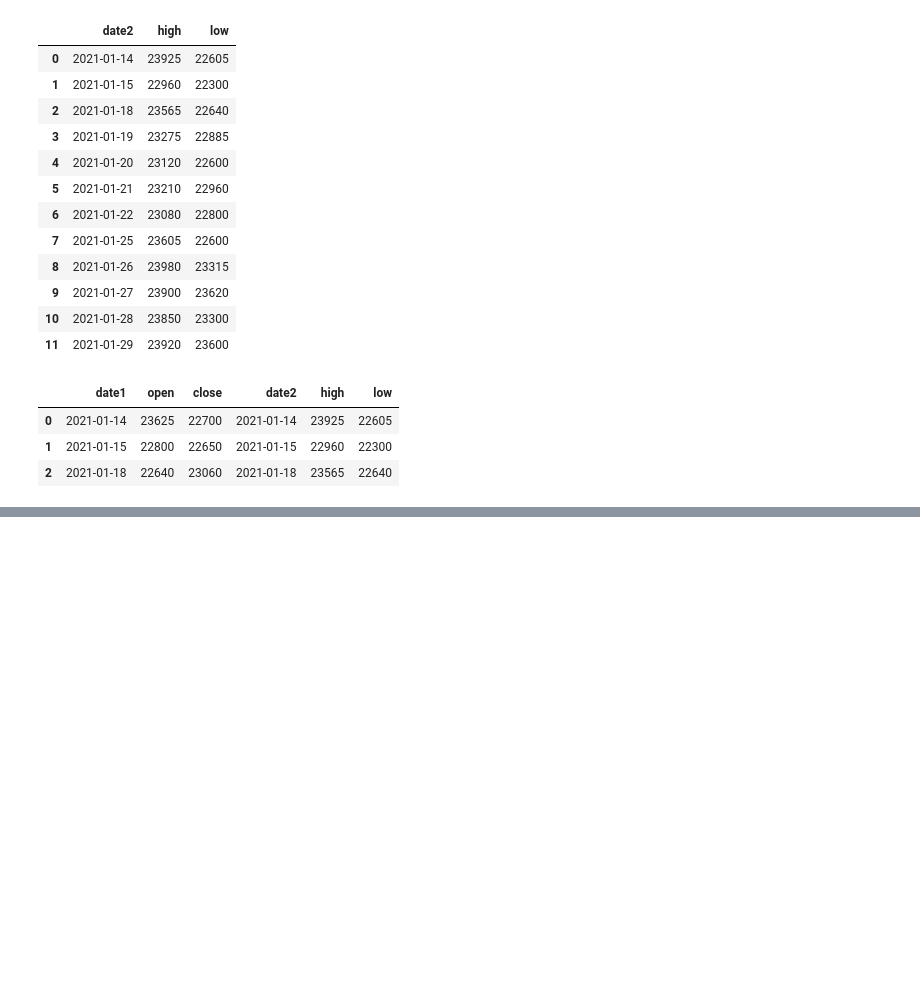
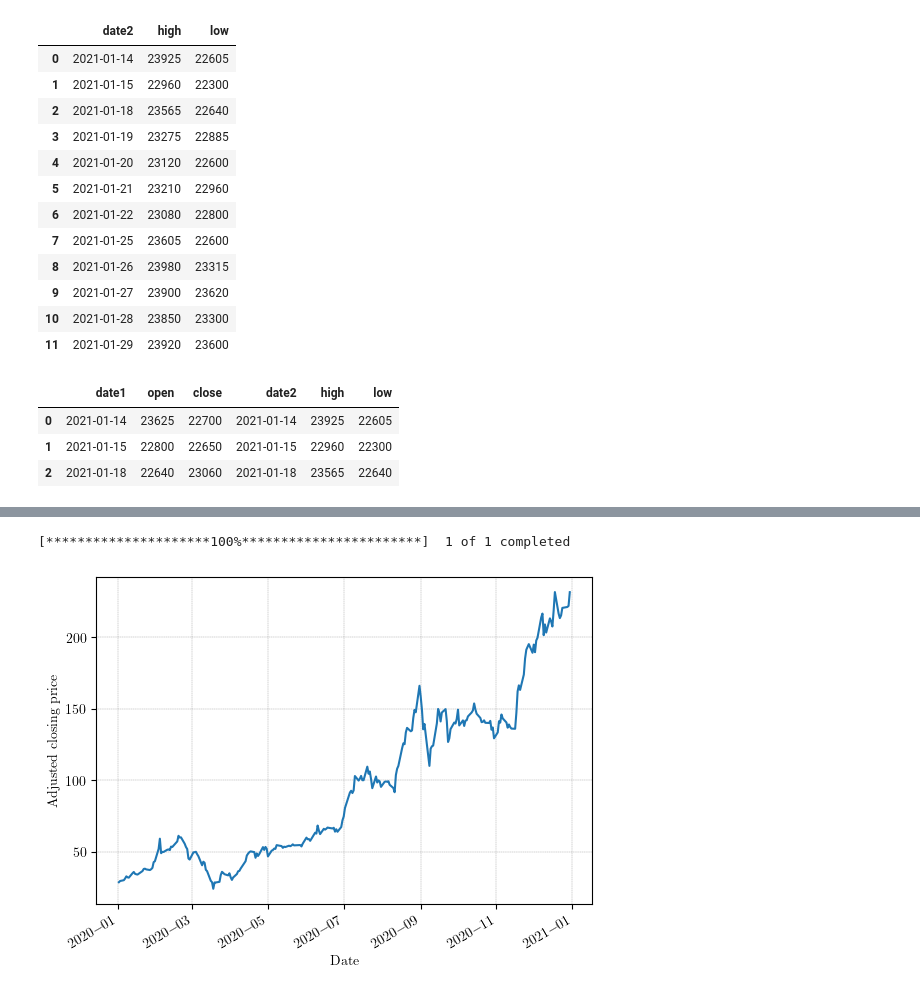
Before and after one commit to Origami111/Python-FRM-code, a Jupyter notebook: FRM基础篇.ipynb, the cells around one changed output, grey strips where cells are left out. Cells and saved outputs as stored; diff of their text form; code cells hidden in the pictures; blank space fills up the shorter version.

```diff
--- a/FRM基础篇.ipynb
+++ b/FRM基础篇.ipynb
@@ -327,0 +399,33 @@ df_lh
+# %%
+import pandas as pd
+import numpy as np
+from pandas_datareader import data as pdr
+import matplotlib.pyplot as plt
+import scipy.stats as stats
+import statsmodels.api as sm
+import pylab
+import matplotlib.mlab as mlab
+import yfinance as yf
+yf.pdr_override()
+
+#df = pdr.get_data_yahoo('TSLA', start = '2020-01-01', end = '2020-12-31')
+df = yf.download('TSLA', start = '2020-01-01', end = '2020-12-31')
+# %% [output]
+[*********************100%***********************]  1 of 1 completed
+# %%
+#plt.close('all')
+
+fig, ax = plt.subplots()
+
+df['Adj Close'].plot()
+plt.xlabel('Date')
+plt.ylabel('Adjusted closing price')
+
+plt.rcParams["font.size"] = 10
+plt.rcParams['font.family'] = 'serif'
+plt.rcParams['font.serif'] = ['Times New Roman'] + plt.rcParams['font.serif']
+
+ax.grid(linestyle='--', linewidth=0.25, color=[0.5, 0.5, 0.5])
+plt.show()
+# %% [output]
+[figure, added]
```
Also changed, not shown: parts of 10 cells of this notebook.
